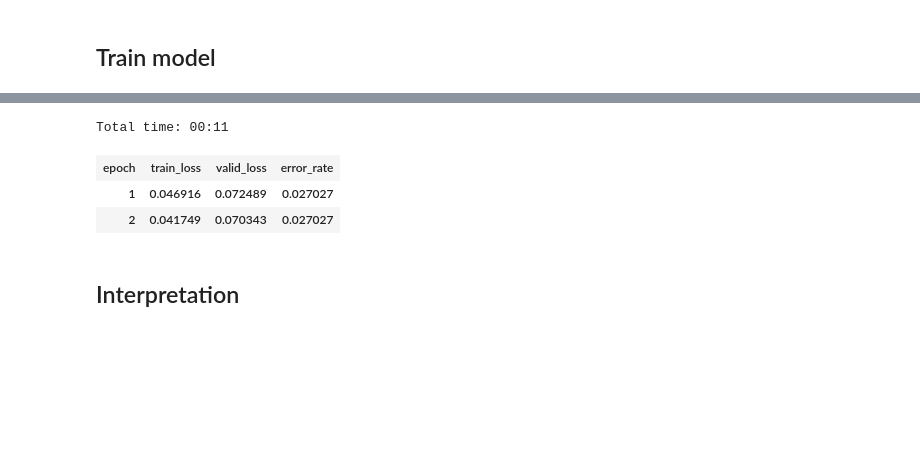
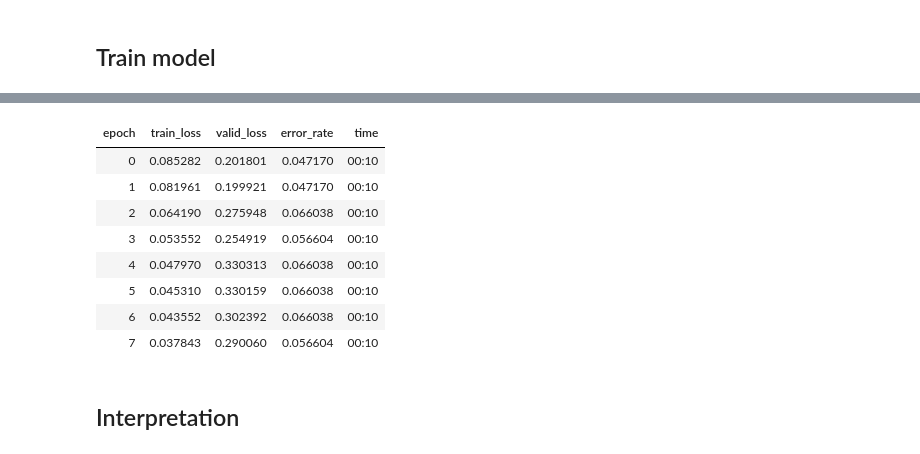
Before and after one commit to yumpy/fastai-course-v3, a Jupyter notebook: notes/dl1/teddy-bear.ipynb, the cells around one changed output, grey strips where cells are left out. Cells and saved outputs as stored; diff of their text form; code cells hidden in the pictures; blank space fills up the shorter version.

```diff
--- a/notes/dl1/teddy-bear.ipynb
+++ b/notes/dl1/teddy-bear.ipynb
@@ -51,4 +17,7 @@ You will need to run this cell once per each category.
 # %%
-path = Path('data/bears')
-dest = path/folder
-dest.mkdir(parents=True, exist_ok=True)
+classes = ['black', 'teddys', 'grizzly']
+
+for folder in classes:
+  path = Path('data/bears')
+  dest = path/folder
+  dest.mkdir(parents=True, exist_ok=True)
@@ -73,5 +57,3 @@ fast.ai has a function that allows you to do just that. You just have to specify
 Let's download our images! Notice you can choose a maximum number of images to be downloaded. In this case we will not download all the urls.
 
 You will need to run this line once for every category.
-# %%
-classes = ['teddys','grizzly','black']
@@ -86,3 +60,8 @@ download_images(path/file, dest, max_pics=20, max_workers=0)
+# %%
+for classname in classes:
+  path = Path('data/bears')
+  file = 'urls_' + classname + '.csv'
+  download_images(path/file, path/classname, max_pics=200)
 # %% [markdown]
 Then we can remove any images that can't be opened:
 # %%
@@ -162,5 +98,5 @@ data.classes, data.c, len(data.train_ds), len(data.valid_ds)
 # %%
 learn = cnn_learner(data, models.resnet34, metrics=error_rate)
 # %%
-learn.fit_one_cycle(4)
+learn.fit_one_cycle(8)
 # %% [output]
@@ -183,10 +127,15 @@ learn.recorder.plot()
 # %%
-learn.fit_one_cycle(2, max_lr=slice(3e-5,3e-4))
+learn.fit_one_cycle(8, max_lr=slice(3e-5,3e-4))
 # %% [output]
-Total time: 00:11
-| epoch | train_loss | valid_loss | error_rate |
-| 1 | 0.046916 | 0.072489 | 0.027027 |
-| 2 | 0.041749 | 0.070343 | 0.027027 |
+| epoch | train_loss | valid_loss | error_rate | time |
+| 0 | 0.085282 | 0.201801 | 0.047170 | 00:10 |
+| 1 | 0.081961 | 0.199921 | 0.047170 | 00:10 |
+| 2 | 0.064190 | 0.275948 | 0.066038 | 00:10 |
+| 3 | 0.053552 | 0.254919 | 0.056604 | 00:10 |
+| 4 | 0.047970 | 0.330313 | 0.066038 | 00:10 |
+| 5 | 0.045310 | 0.330159 | 0.066038 | 00:10 |
+| 6 | 0.043552 | 0.302392 | 0.066038 | 00:10 |
+| 7 | 0.037843 | 0.290060 | 0.056604 | 00:10 |
 # %%
 learn.save('stage-2')
 # %% [markdown]
```
Also changed, not shown: parts of 29 cells of this notebook.
